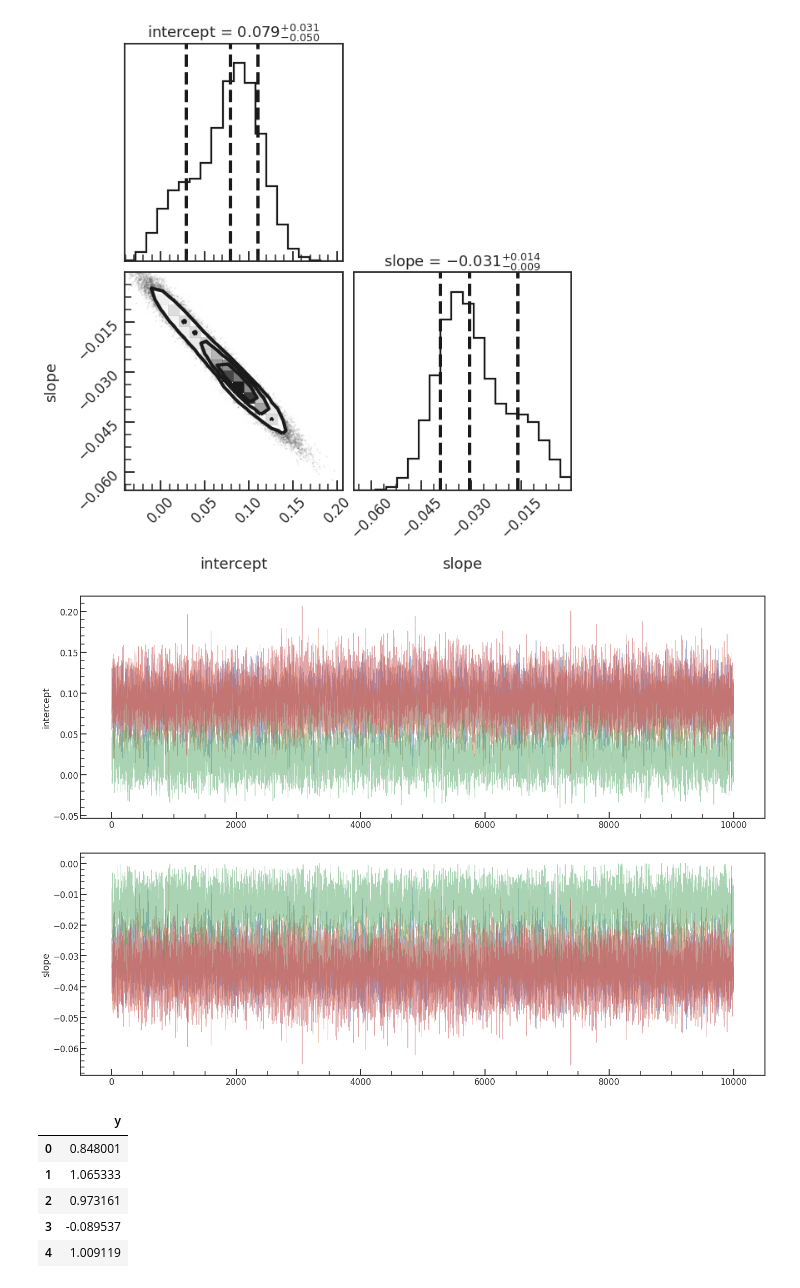
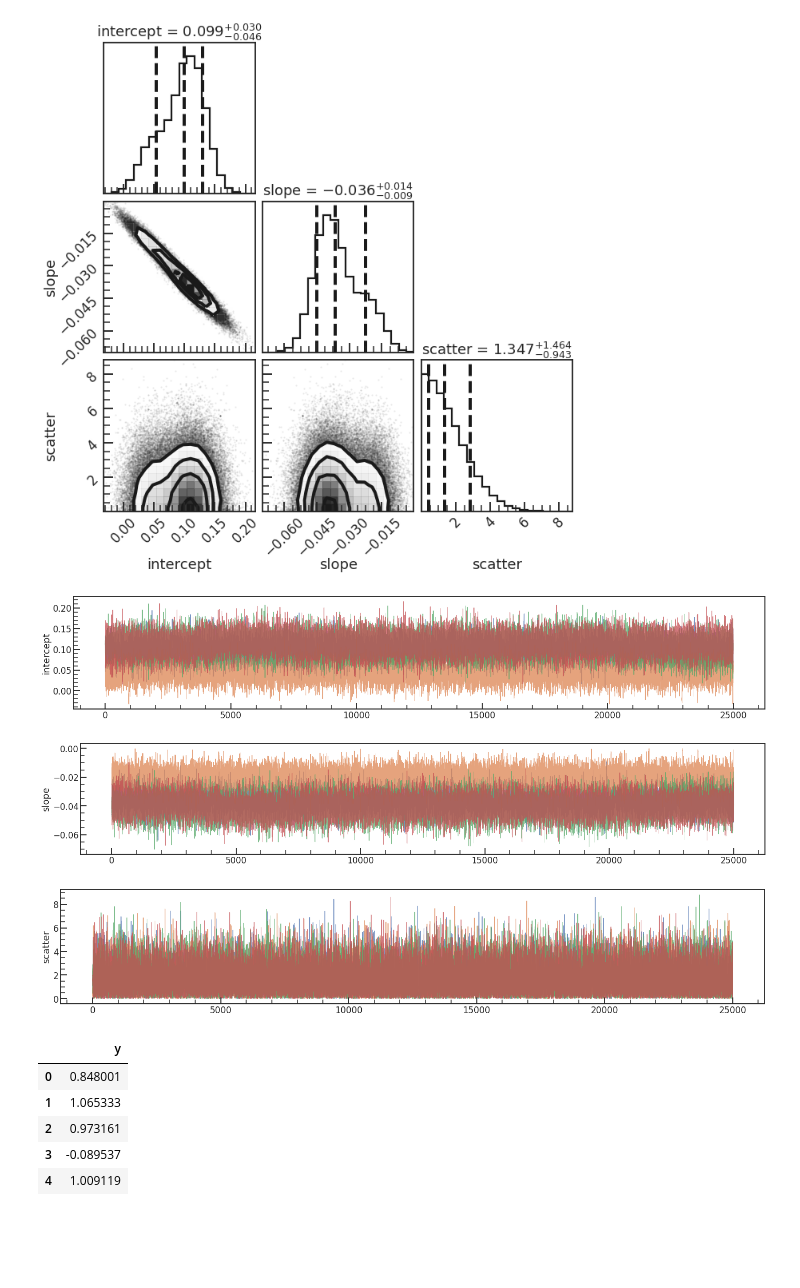
Before and after one commit to ketozhang/statistical-methods-on-sne-ia-luminosity-evolution, a Jupyter notebook: pymc_model.ipynb, the cells around one changed output. Cells and saved outputs as stored; diff of their text form; code cells hidden in the pictures; blank space fills up the shorter version.

Commit message:
Add large pymc3 results

```diff
--- a/pymc_model.ipynb
+++ b/pymc_model.ipynb
@@ -27,18 +27,19 @@ for path in Path("results/pymc3/").glob("*.gz"):
 # %%
 from corner import corner
 
-labels = ["intercept", "slope"]
+labels = ["intercept", "slope", "scatter"]
 fig = plt.figure(figsize=(10, 10))
-corner(np.vstack([results[k].flatten() for k in labels]).T, labels=labels, show_titles=True, title_fmt='.3f', quantiles=stats.norm.cdf([-1, 0, 1]), fig=fig);
+corner(np.vstack([results[k][:, 10000:].flatten() for k in labels]).T, labels=labels, show_titles=True, title_fmt='.3f', quantiles=stats.norm.cdf([-1, 0, 1]), fig=fig);
 
 for label in labels:
-    plt.figure(figsize=(24, 8))
-    plt.plot(results[label].T, lw=1, alpha=0.5)
+    plt.figure(figsize=(24, 4))
+    plt.plot(results[label][:,10000:].T, lw=1, alpha=0.75)
     plt.ylabel(label)
 # %% [output]
-[figure, old version]
+[figure, new version]
-[figure, old version]
+[figure, new version]
-[figure, old version]
+[figure, new version]
+[figure, added]
 # %%
 size = 100
 true_intercept = 1
```
Also changed, not shown: 11 other files.
